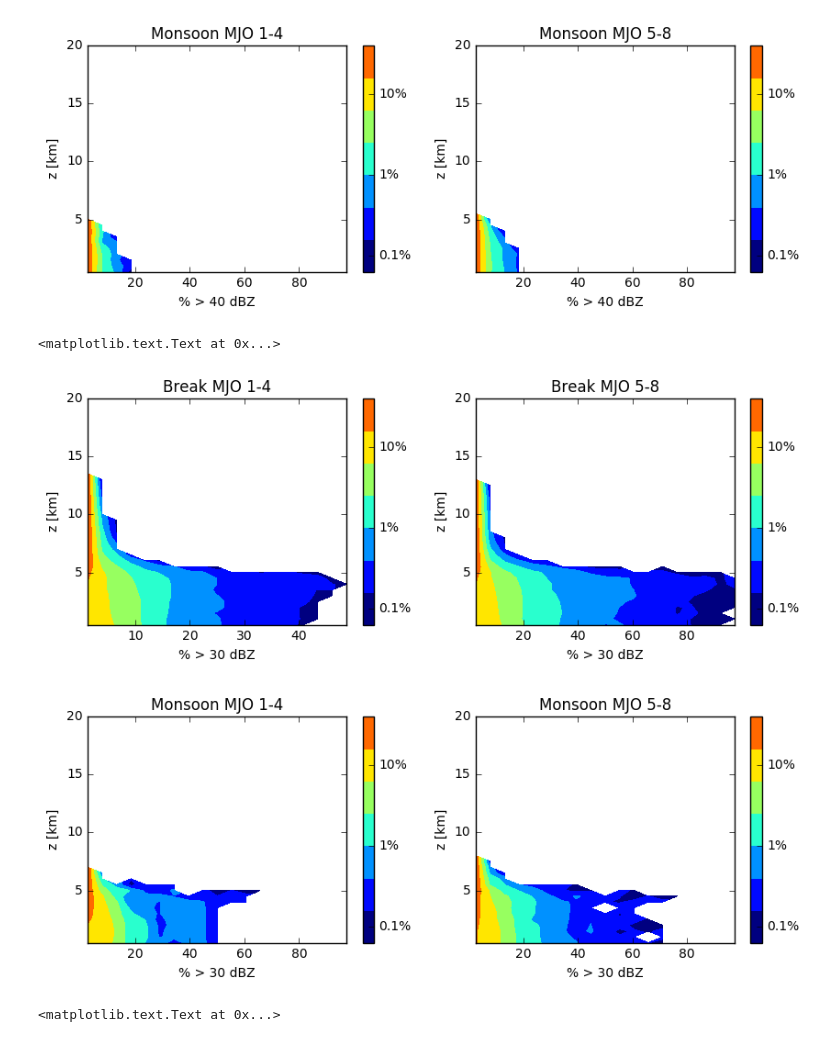
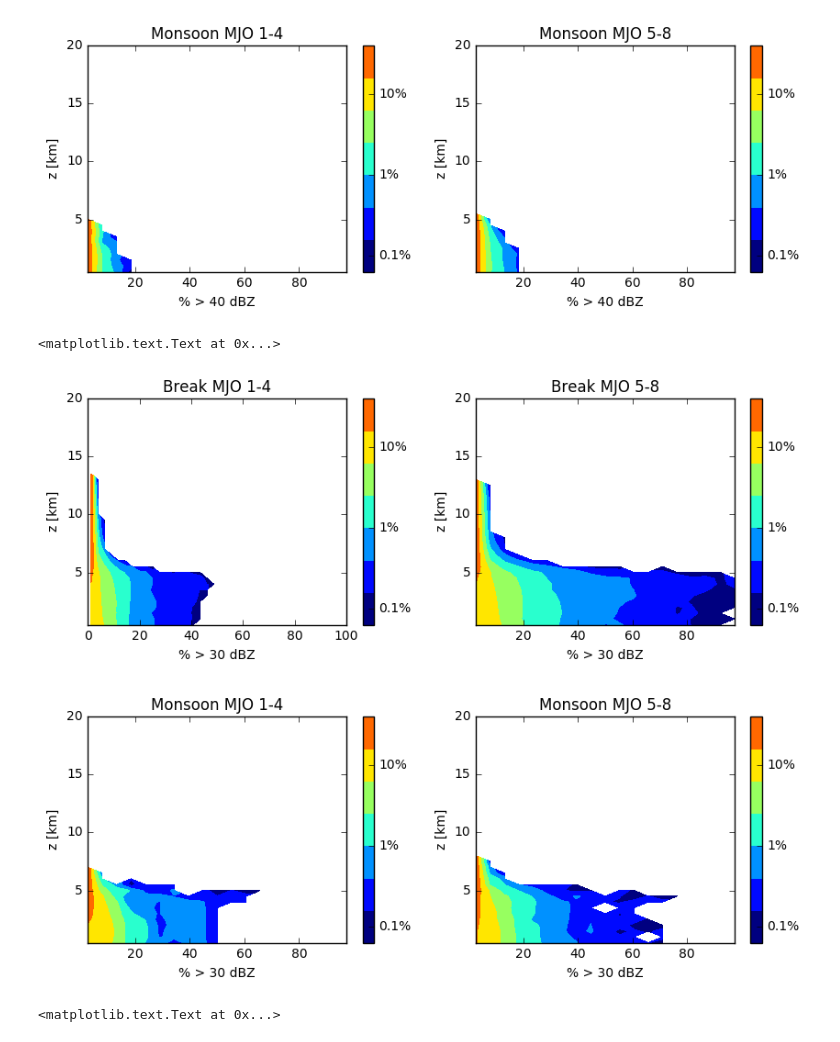
Before and after one commit to rcjackson/cmdv-rrm-anl, a Jupyter notebook: notebooks/SCP_drosdowsky.ipynb, the cells around one changed output. Drawn from its saved outputs; the diff is of its cells as text; code cells hidden in the pictures.

```diff
--- a/notebooks/SCP_drosdowsky.ipynb
+++ b/notebooks/SCP_drosdowsky.ipynb
@@ -78,14 +78,17 @@ bins_10 = np.linspace(0,100,20)
 bins_20 = np.linspace(0,100,20)
 bins_30 = np.linspace(0,50,20)
 bins_40 = np.linspace(0,50,20)
+SCP0_hist = np.zeros((len(levels), 5, len(bins_10)-1))
 SCP10_hist = np.zeros((len(levels), 5, len(bins_10)-1))
 SCP20_hist = np.zeros((len(levels), 5, len(bins_20)-1))
 SCP30_hist = np.zeros((len(levels), 5, len(bins_30)-1))
 SCP40_hist = np.zeros((len(levels), 5, len(bins_40)-1))
+SCP0_hist14 = np.zeros((len(levels), 5, len(bins_10)-1))
 SCP10_hist14 = np.zeros((len(levels), 5, len(bins_10)-1))
 SCP20_hist14 = np.zeros((len(levels), 5, len(bins_20)-1))
 SCP30_hist14 = np.zeros((len(levels), 5, len(bins_30)-1))
 SCP40_hist14 = np.zeros((len(levels), 5, len(bins_40)-1))
+SCP0_hist58 = np.zeros((len(levels), 5, len(bins_10)-1))
 SCP10_hist58 = np.zeros((len(levels), 5, len(bins_10)-1))
 SCP20_hist58 = np.zeros((len(levels), 5, len(bins_20)-1))
 SCP30_hist58 = np.zeros((len(levels), 5, len(bins_30)-1))
@@ -98,6 +101,10 @@ for i in range(0,2):
                                   mjo_index_mapped_to_scp <= 4)
         mjo_5to8 = np.logical_and(mjo_index_mapped_to_scp >= 5,
                                   mjo_index_mapped_to_scp <= 8)
+        hist, bins = np.histogram(SCP0[np.where(in_group),j],
+                                  bins=bins_10,
+                                  normed=True)
+        SCP0_hist[j,i,:] = hist
         hist, bins = np.histogram(SCP10[np.where(in_group),j],
                                   bins=bins_10,
                                   normed=True)
@@ -114,6 +121,11 @@ for i in range(0,2):
                                   bins=bins_40,
                                   normed=True)
         SCP40_hist[j,i,:] = hist
+        hist, bins = np.histogram(SCP0[np.where(np.logical_and(in_group,
+                                                                mjo_1to4)),j],
+                                  bins=bins_10,
+                                  normed=True)
+        SCP0_hist14[j,i,:] = hist
         hist, bins = np.histogram(SCP10[np.where(np.logical_and(in_group,
                                                                 mjo_1to4)),j],
                                   bins=bins_10,
@@ -134,6 +146,11 @@ for i in range(0,2):
                                   bins=bins_40,
                                   normed=True)
         SCP40_hist14[j,i,:] = hist
+        hist, bins = np.histogram(SCP0[np.where(np.logical_and(in_group,
+                                                                mjo_5to8)),j],
+                                  bins=bins_10,
+                                  normed=True)
+        SCP0_hist58[j,i,:] = hist
         hist, bins = np.histogram(SCP10[np.where(np.logical_and(in_group,
                                                                 mjo_5to8)),j],
                                   bins=bins_10,
@@ -337,6 +397,7 @@ plt.contourf(XX,YY,np.log10(np.squeeze(SCP30_hist14[:,0,:])),
              vmin=-3,vmax=0)
 ax = plt.colorbar(ticks=[-3, -2, -1, 0])
 plt.clim([-3,0])
+plt.xlim([0,100])
 ax.ax.set_yticklabels(['0.1%', '1%', '10%','100%'])
 plt.xlabel('% > 30 dBZ')
 plt.ylabel('z [km]')
@@ -353,34 +414,34 @@ plt.clim([-3,0])
 ax.ax.set_yticklabels(['0.1%', '1%', '10%','100%'])
 plt.xlabel('% > 30 dBZ')
 plt.ylabel('z [km]')
 plt.title('Break MJO 5-8')
 
 plt.figure(figsize=(10,7))
 plt.subplot(221)
 plt.contourf(XX,YY,np.log10(np.squeeze(SCP30_hist14[:,1,:])),
              vmin=-3,vmax=0)
 ax = plt.colorbar(ticks=[-3, -2, -1, 0])
 plt.clim([-3,0])
 ax.ax.set_yticklabels(['0.1%', '1%', '10%','100%'])
 plt.xlabel('% > 30 dBZ')
 plt.ylabel('z [km]')
 plt.title('Monsoon MJO 1-4')
 
 plt.subplot(222)
 Y = levels
 X = ((bins_10[1:]+bins_10[0:-1])/2)
 XX, YY = np.meshgrid(X,Y)
 plt.contourf(XX,YY,np.log10(np.squeeze(SCP30_hist58[:,1,:])),
              vmin=-3,vmax=0)
 ax = plt.colorbar(ticks=[-3, -2, -1, 0])
 plt.clim([-3,0])
 ax.ax.set_yticklabels(['0.1%', '1%', '10%','100%'])
 plt.xlabel('% > 30 dBZ')
 plt.ylabel('z [km]')
 plt.title('Monsoon MJO 5-8')
 # %% [output]
 <matplotlib.text.Text at 0x...>
-[figure, old version]
+[figure, new version]
 [figure]
 # %%
 Y = levels
```
Also changed, not shown: parts of 6 cells of this notebook.
